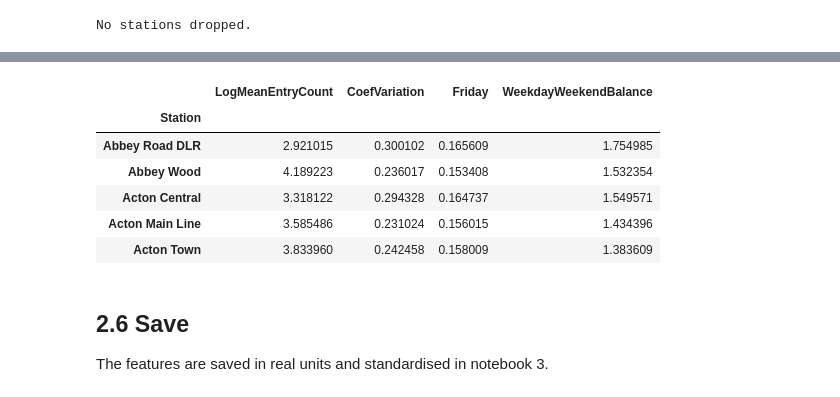
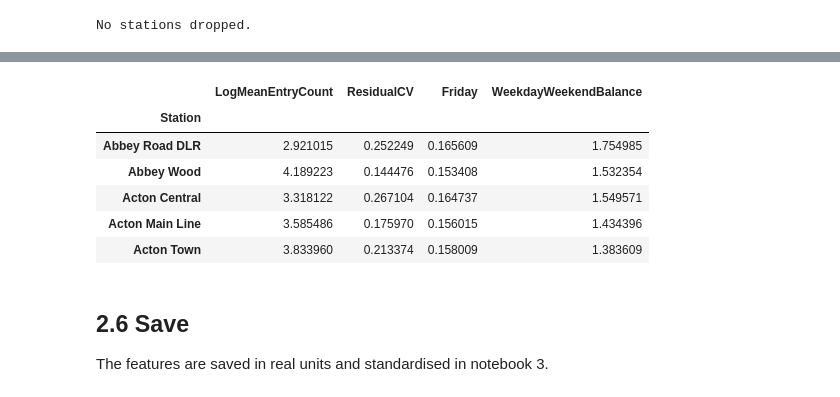
Before and after one commit to psyme95/tfl-station-demand, a Jupyter notebook: notebooks/2_Cluster_Feature_Engineering.ipynb, the cells around one changed output, grey strips where cells are left out. Drawn from its saved outputs; the diff is of its cells as text; code cells hidden in the pictures.

```diff
--- a/notebooks/2_Cluster_Feature_Engineering.ipynb
+++ b/notebooks/2_Cluster_Feature_Engineering.ipynb
@@ -60,10 +62,10 @@ Acton Town                3.833960
 # %%
-traffic_variability = (raw[["Station", "EntryTapCount"]]
-      .groupby("Station")
-      .agg("std")
-      .assign(CoefVariation=lambda d: d["EntryTapCount"] / raw.groupby("Station")["EntryTapCount"].mean())
-      .drop("EntryTapCount", axis="columns")
-      )
+dow_mean = raw.groupby(["Station", "DayNum"])["EntryTapCount"].transform("mean")
+traffic_variability = ((raw["EntryTapCount"] / dow_mean)
+                       .groupby(raw["Station"])
+                       .std()
+                       .rename("ResidualCV")
+                       .to_frame())
 
 print(traffic_variability.head(), "\n")
 traffic_variability.describe()
@@ -202,14 +204,14 @@ station_features.corr()
 # %%
-station_features_selected = station_features[["LogMeanEntryCount", "CoefVariation", "Friday", "WeekdayWeekendBalance"]]
+station_features_selected = station_features[["LogMeanEntryCount", "ResidualCV", "Friday", "WeekdayWeekendBalance"]]
 station_features_selected.head()
 # %% [output]
-|  | LogMeanEntryCount | CoefVariation | Friday | WeekdayWeekendBalance |
+|  | LogMeanEntryCount | ResidualCV | Friday | WeekdayWeekendBalance |
 | Station |  |  |  |  |
-| Abbey Road DLR | 2.921015 | 0.300102 | 0.165609 | 1.754985 |
-| Abbey Wood | 4.189223 | 0.236017 | 0.153408 | 1.532354 |
-| Acton Central | 3.318122 | 0.294328 | 0.164737 | 1.549571 |
-| Acton Main Line | 3.585486 | 0.231024 | 0.156015 | 1.434396 |
-| Acton Town | 3.833960 | 0.242458 | 0.158009 | 1.383609 |
+| Abbey Road DLR | 2.921015 | 0.252249 | 0.165609 | 1.754985 |
+| Abbey Wood | 4.189223 | 0.144476 | 0.153408 | 1.532354 |
+| Acton Central | 3.318122 | 0.267104 | 0.164737 | 1.549571 |
+| Acton Main Line | 3.585486 | 0.175970 | 0.156015 | 1.434396 |
+| Acton Town | 3.833960 | 0.213374 | 0.158009 | 1.383609 |
 # %% [markdown]
 ## 2.6 Save
 
```
Also changed, not shown: parts of 5 cells of this notebook, 2 other files.
